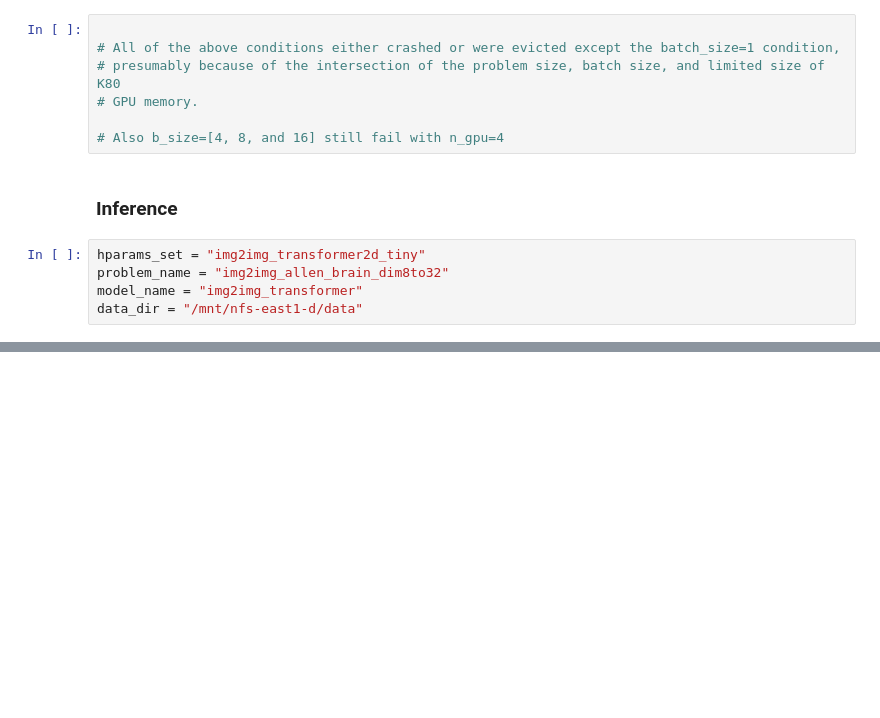
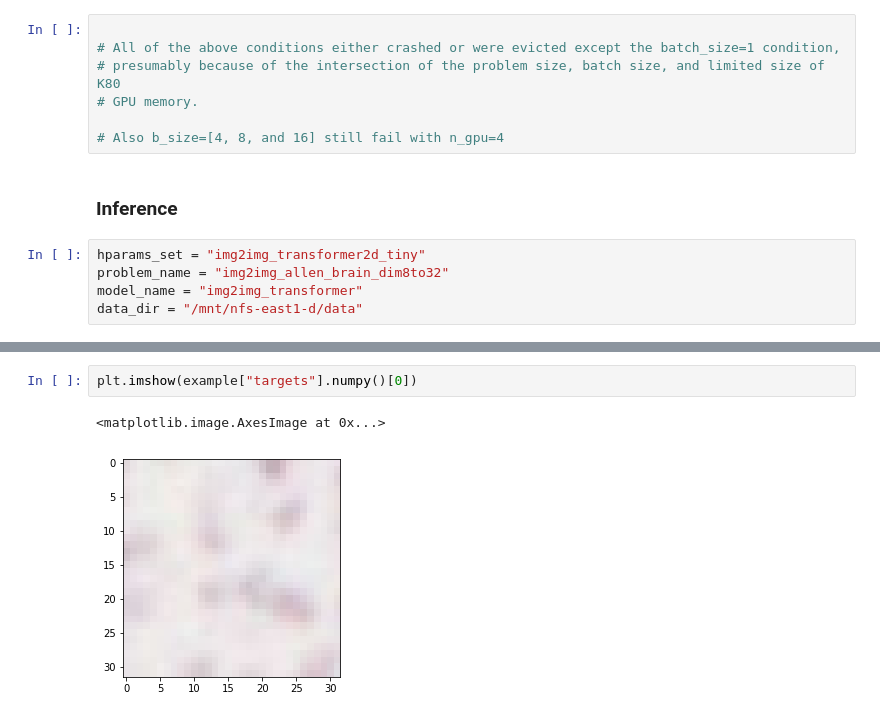
Before and after one commit to cwbeitel/tk, a Jupyter notebook: docs/demo.ipynb, the cells around one changed output, grey strips where cells are left out. Cells and saved outputs as stored; diff of their text form; blank space fills up the shorter version.

```diff
--- a/docs/demo.ipynb
+++ b/docs/demo.ipynb
@@ -377,0 +395,5 @@ example["targets"] = tf.reshape(example["targets"], [1, 32, 32, 3])
+# %%
+plt.imshow(example["targets"].numpy()[0])
+# %% [output]
+<matplotlib.image.AxesImage at 0x...>
+[figure, added]
```
Also changed, not shown: parts of 29 cells of this notebook.
